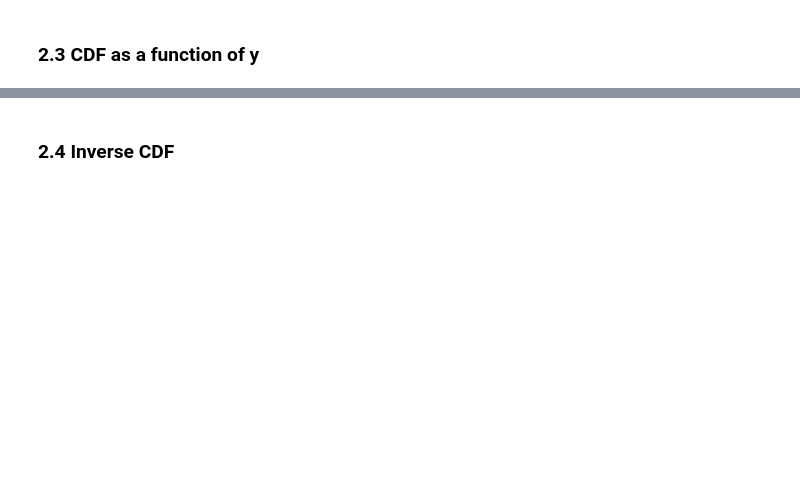
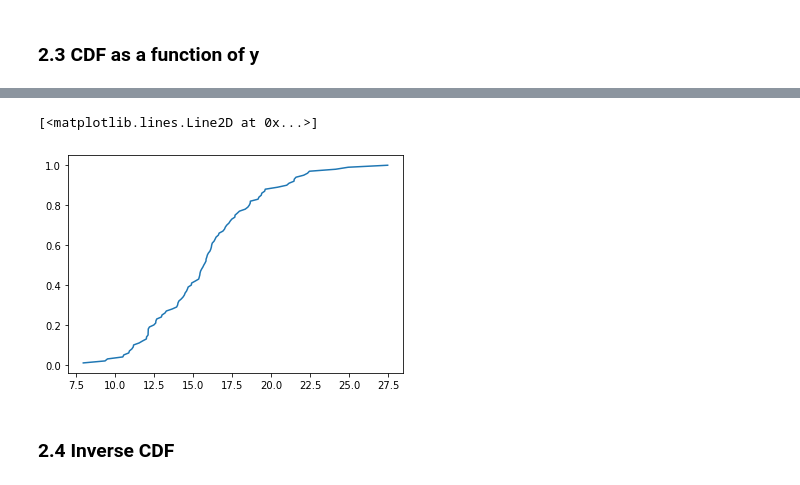
Before and after one commit to Yuleii/quantile-sensitivity-measures, a Jupyter notebook: test_1.ipynb, the cells around one changed output, grey strips where cells are left out. Saved outputs shown, nothing was run; the diff lists cells and outputs as text; code cells hidden in the pictures; blank space fills up the shorter version.

```diff
--- a/test_1.ipynb
+++ b/test_1.ipynb
@@ -172,2 +210,7 @@ F_Y = estimate_CDF(y)
+# %%
+plt.plot(ecdf.x, ecdf.y)
+# %% [output]
+[<matplotlib.lines.Line2D at 0x...>]
+[figure, added]
 # %% [markdown]
 ### 2.4 Inverse CDF
```
Also changed, not shown: parts of 11 cells of this notebook.
